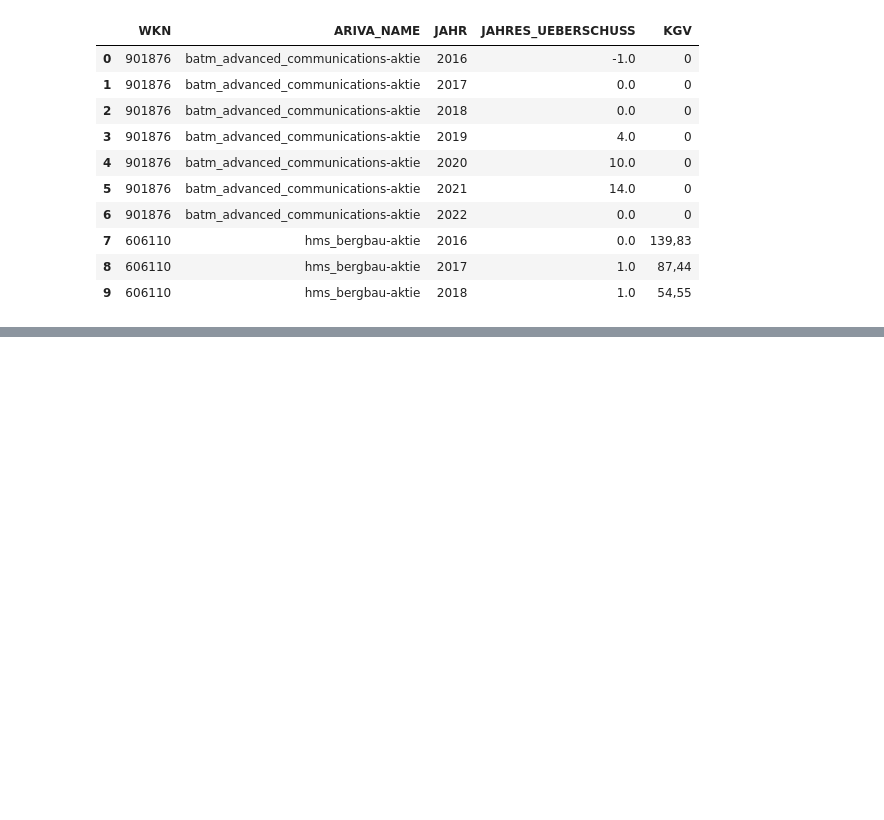
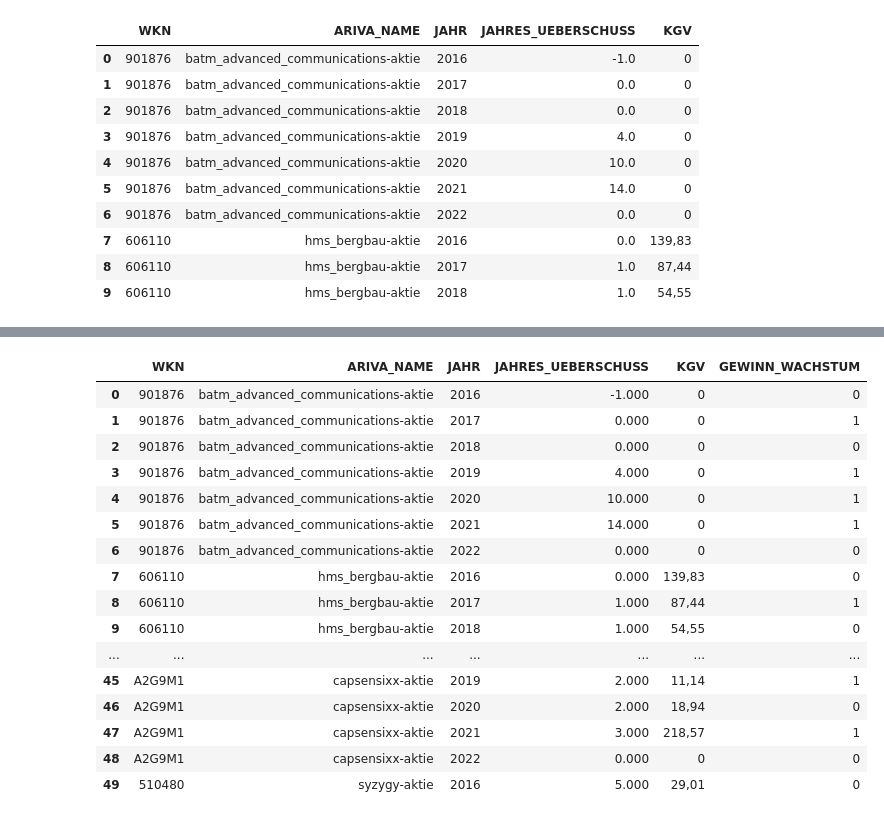
Before and after one commit to Wade-Sys/small_caps, a Jupyter notebook: main.ipynb, the cells around one changed output, grey strips where cells are left out. Saved outputs shown, nothing was run; the diff lists cells and outputs as text; code cells hidden in the pictures; blank space fills up the shorter version.

```diff
--- a/main.ipynb
+++ b/main.ipynb
@@ -177,0 +179,32 @@ df_faknz_2.head(30)
+# %%
+for i in range(1, len(df_faknz_2)):
+    if i == 0:
+        pass
+    else:
+        wkn_prev = df_faknz_2.loc[i-1, 'WKN']
+        wkn_act = df_faknz_2.loc[i, 'WKN']
+        jub_prev = df_faknz_2.loc[i-1, 'JAHRES_UEBERSCHUSS']
+        jub_act = df_faknz_2.loc[i, 'JAHRES_UEBERSCHUSS']
+        if wkn_act == wkn_prev:
+            if jub_act > jub_prev:
+                df_faknz_2.loc[i, 'GEWINN_WACHSTUM'] = 1
+
+df_faknz_2.head(50)
+# %% [output]
+|  | WKN | ARIVA_NAME | JAHR | JAHRES_UEBERSCHUSS | KGV | GEWINN_WACHSTUM |
+| 0 | 901876 | batm_advanced_communications-aktie | 2016 | -1.000 | 0 | 0 |
+| 1 | 901876 | batm_advanced_communications-aktie | 2017 | 0.000 | 0 | 1 |
+| 2 | 901876 | batm_advanced_communications-aktie | 2018 | 0.000 | 0 | 0 |
+| 3 | 901876 | batm_advanced_communications-aktie | 2019 | 4.000 | 0 | 1 |
+| 4 | 901876 | batm_advanced_communications-aktie | 2020 | 10.000 | 0 | 1 |
+| 5 | 901876 | batm_advanced_communications-aktie | 2021 | 14.000 | 0 | 1 |
+| 6 | 901876 | batm_advanced_communications-aktie | 2022 | 0.000 | 0 | 0 |
+| 7 | 606110 | hms_bergbau-aktie | 2016 | 0.000 | 139,83 | 0 |
+| 8 | 606110 | hms_bergbau-aktie | 2017 | 1.000 | 87,44 | 1 |
+| 9 | 606110 | hms_bergbau-aktie | 2018 | 1.000 | 54,55 | 0 |
+| ... | ... | ... | ... | ... | ... | ... |
+| 45 | A2G9M1 | capsensixx-aktie | 2019 | 2.000 | 11,14 | 1 |
+| 46 | A2G9M1 | capsensixx-aktie | 2020 | 2.000 | 18,94 | 0 |
+| 47 | A2G9M1 | capsensixx-aktie | 2021 | 3.000 | 218,57 | 1 |
+| 48 | A2G9M1 | capsensixx-aktie | 2022 | 0.000 | 0 | 0 |
+| 49 | 510480 | syzygy-aktie | 2016 | 5.000 | 29,01 | 0 |
```
Also changed, not shown: parts of 13 cells of this notebook, 2 other files.
